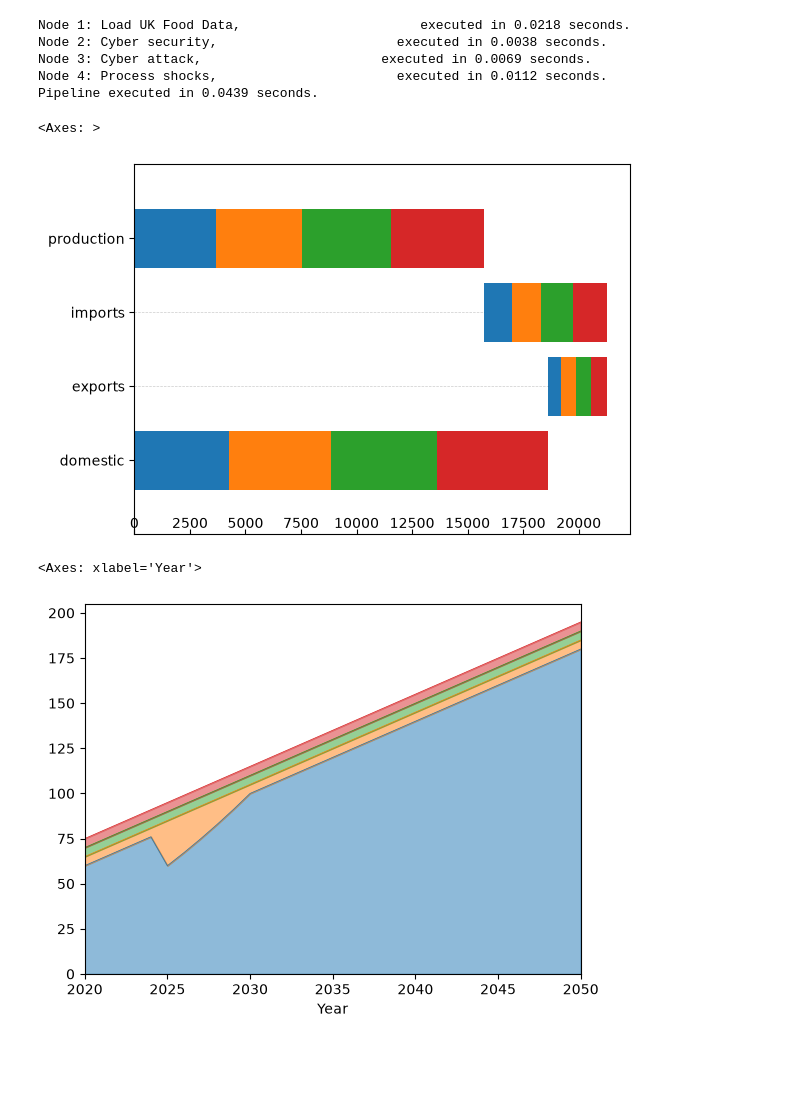
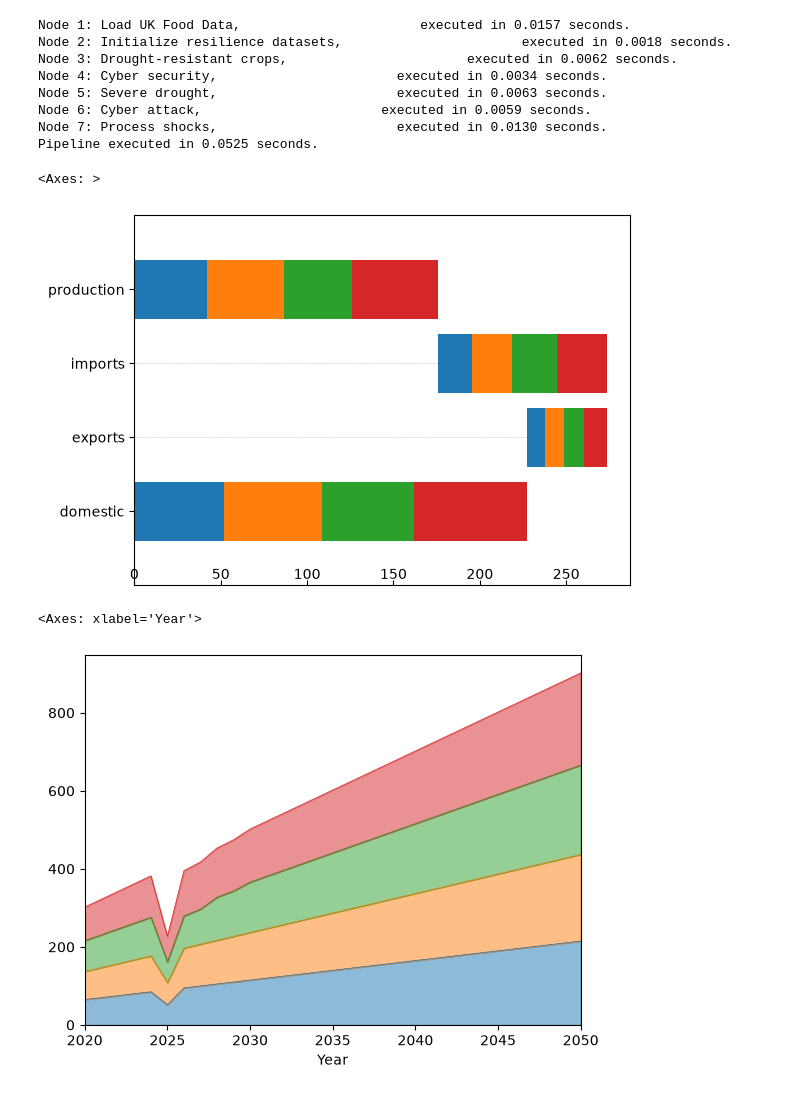
Before and after one commit to BAFR-UK/agrifoodpy-shocks, a Jupyter notebook: examples/test_shocks_registration_many_years.ipynb, the cells around one changed output. Saved outputs shown, nothing was run; the diff lists cells and outputs as text; code cells hidden in the pictures; blank space fills up the shorter version.

Commit message:
adoption array, examples, initialize datasets

```diff
--- a/examples/test_shocks_registration_many_years.ipynb
+++ b/examples/test_shocks_registration_many_years.ipynb
@@ -5,48 +5,32 @@ from agrifoodpy.pipeline import Pipeline
 from agrifoodpy.utils.scaling import linear_scale
 # %%
 shocks_pipeline = Pipeline.read("test_shocks_registration_many_years.yaml")
-# %%
-resilience_adoption = linear_scale(
-    2020,
-    2020,
-    2030,
-    2050,
-    0.0,
-    1.0
-)
-
-resilience_channels = xr.DataArray(
-    [0.0, 1.0, 0.0, 1.0],
-    coords={"channels": ["Bio", "Log", "Lab", "Mark"]},
-    dims=["channels"]
-)
-
-resilience = resilience_adoption * resilience_channels
-
-shocks_pipeline.params[1]["resilience"] = resilience
 # %%
 shocks_pipeline.run(timing=True)
 # %% [output]
-Node 1: Load UK Food Data,                       executed in 0.0218 seconds.
-Node 2: Cyber security,                       executed in 0.0038 seconds.
-Node 3: Cyber attack,                       executed in 0.0069 seconds.
-Node 4: Process shocks,                       executed in 0.0112 seconds.
-Pipeline executed in 0.0439 seconds.
+Node 1: Load UK Food Data,                       executed in 0.0157 seconds.
+Node 2: Initialize resilience datasets,                       executed in 0.0018 seconds.
+Node 3: Drought-resistant crops,                       executed in 0.0062 seconds.
+Node 4: Cyber security,                       executed in 0.0034 seconds.
+Node 5: Severe drought,                       executed in 0.0063 seconds.
+Node 6: Cyber attack,                       executed in 0.0059 seconds.
+Node 7: Process shocks,                       executed in 0.0130 seconds.
+Pipeline executed in 0.0525 seconds.
 # %%
 food = shocks_pipeline.datablock["shocked_food"]
 # %%
-food.fbs.plot_bars(
+food.sel(Year=2025).fbs.plot_bars(
     elements=["production", "imports"],
     inverted_elements=["exports", "domestic"],
 )
 # %% [output]
 <Axes: >
-[figure, old version]
+[figure, new version]
 # %%
-food["production"].fbs.plot_years(
+food["domestic"].fbs.plot_years(
     show="Item",
-    stack=False
+    stack=True
 )
 # %% [output]
 <Axes: xlabel='Year'>
-[figure, old version]
+[figure, new version]
```
Also changed, not shown: 4 other files.
